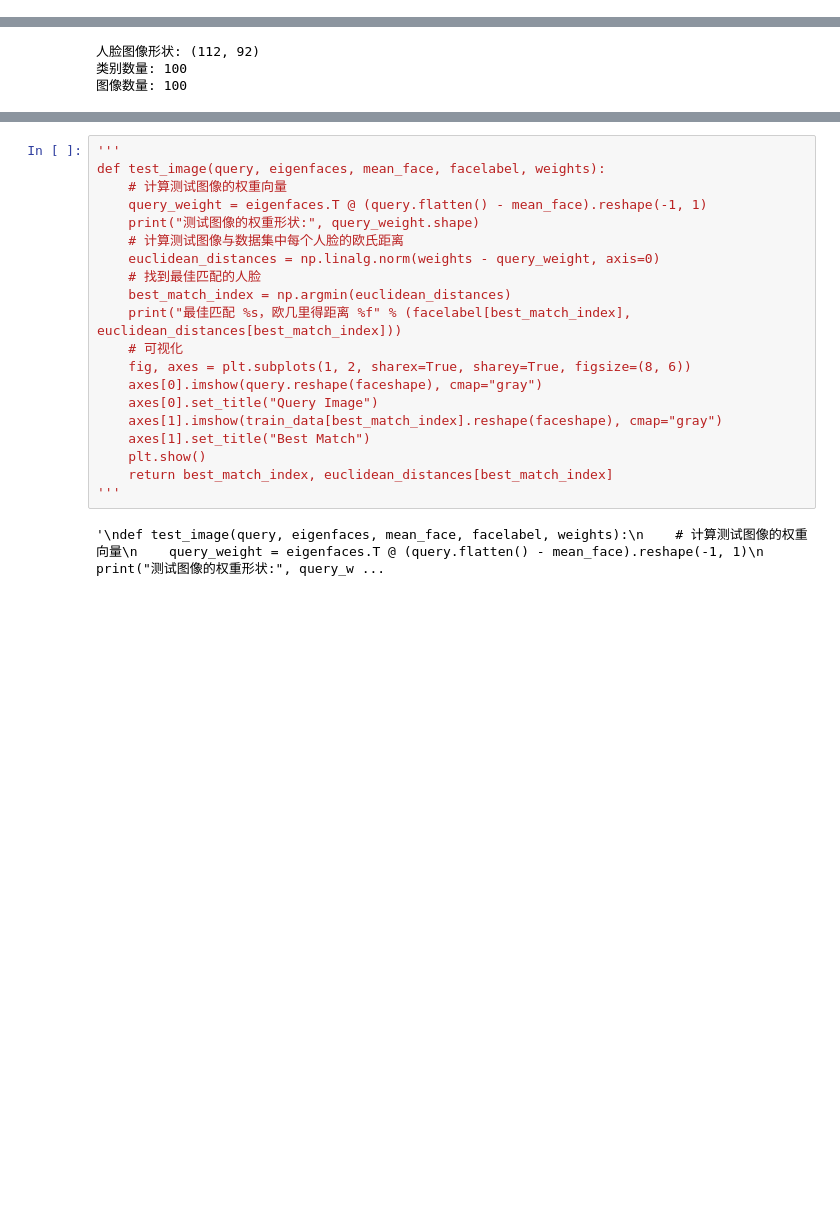
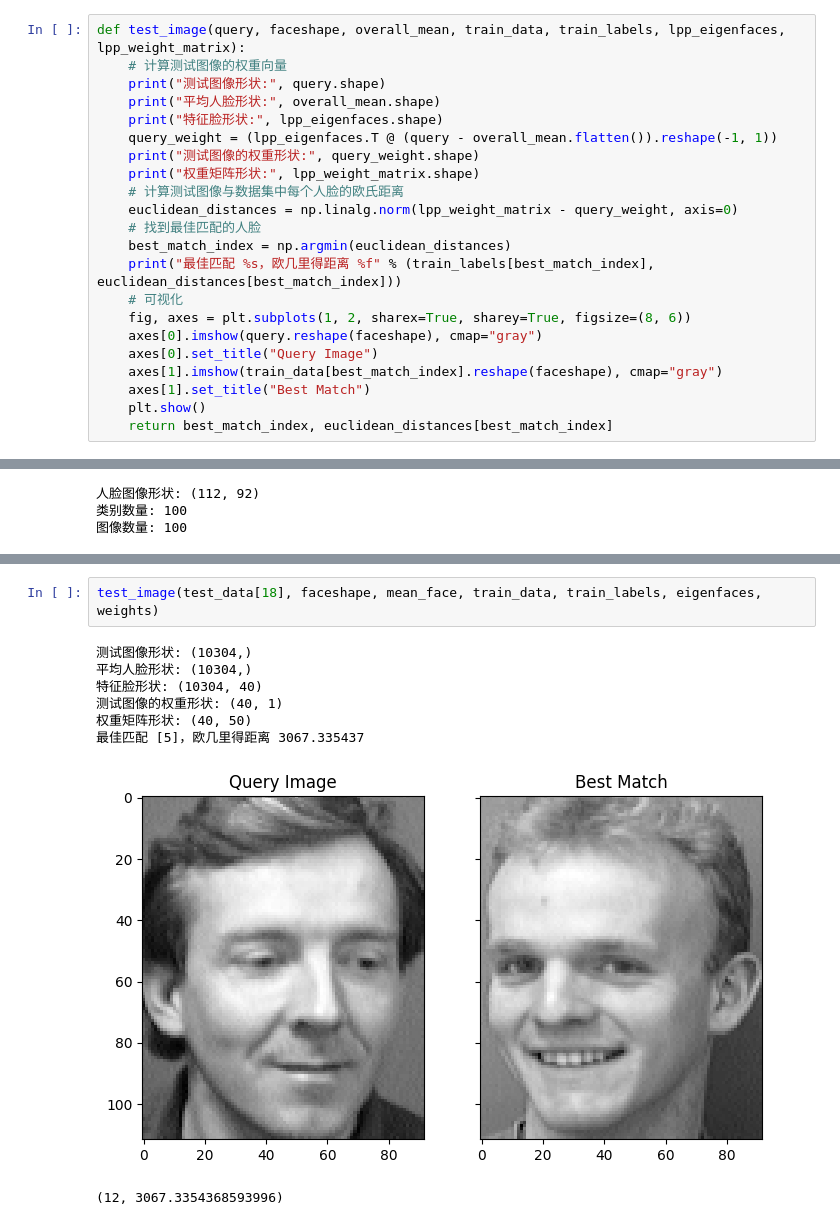
Before and after one commit to TonyHuang6666/Manifold-Learning, a Jupyter notebook: Locality preserving projection/LPP-Face Recognition with LDA functions.ipynb, the cells around one changed output, grey strips where cells are left out. Saved outputs shown, nothing was run; the diff lists cells and outputs as text; blank space fills up the shorter version.

```diff
--- a/Locality preserving projection/LPP-Face Recognition with LDA functions.ipynb
+++ b/Locality preserving projection/LPP-Face Recognition with LDA functions.ipynb
@@ -149,6 +149,28 @@ def train_test_split(data, labels, train_test_split_ratio):
     test_labels = labels[train_samples:]
 
     return train_data, train_labels, test_data, test_labels
+# %%
+def test_image(query, faceshape, overall_mean, train_data, train_labels, lpp_eigenfaces, lpp_weight_matrix):
+    # 计算测试图像的权重向量
+    print("测试图像形状:", query.shape)
+    print("平均人脸形状:", overall_mean.shape)
+    print("特征脸形状:", lpp_eigenfaces.shape)
+    query_weight = (lpp_eigenfaces.T @ (query - overall_mean.flatten()).reshape(-1, 1))
+    print("测试图像的权重形状:", query_weight.shape)
+    print("权重矩阵形状:", lpp_weight_matrix.shape)
+    # 计算测试图像与数据集中每个人脸的欧氏距离
+    euclidean_distances = np.linalg.norm(lpp_weight_matrix - query_weight, axis=0)
+    # 找到最佳匹配的人脸
+    best_match_index = np.argmin(euclidean_distances)
+    print("最佳匹配 %s，欧几里得距离 %f" % (train_labels[best_match_index], euclidean_distances[best_match_index]))
+    # 可视化
+    fig, axes = plt.subplots(1, 2, sharex=True, sharey=True, figsize=(8, 6))
+    axes[0].imshow(query.reshape(faceshape), cmap="gray")
+    axes[0].set_title("Query Image")
+    axes[1].imshow(train_data[best_match_index].reshape(faceshape), cmap="gray")
+    axes[1].set_title("Best Match")
+    plt.show()
+    return best_match_index, euclidean_distances[best_match_index]
 # %%
 # 从zip文件中读取人脸图像
 faces, classes, faceshape = read_images("attfaces")  # 读取图像数据和标签
@@ -237,22 +222,11 @@ plt.show()
-# %%
-'''
-def test_image(query, eigenfaces, mean_face, facelabel, weights):
-    # 计算测试图像的权重向量
-    query_weight = eigenfaces.T @ (query.flatten() - mean_face).reshape(-1, 1)
-    print("测试图像的权重形状:", query_weight.shape)
-    # 计算测试图像与数据集中每个人脸的欧氏距离
-    euclidean_distances = np.linalg.norm(weights - query_weight, axis=0)
-    # 找到最佳匹配的人脸
-    best_match_index = np.argmin(euclidean_distances)
-    print("最佳匹配 %s，欧几里得距离 %f" % (facelabel[best_match_index], euclidean_distances[best_match_index]))
-    # 可视化
-    fig, axes = plt.subplots(1, 2, sharex=True, sharey=True, figsize=(8, 6))
-    axes[0].imshow(query.reshape(faceshape), cmap="gray")
-    axes[0].set_title("Query Image")
-    axes[1].imshow(train_data[best_match_index].reshape(faceshape), cmap="gray")
-    axes[1].set_title("Best Match")
-    plt.show()
-    return best_match_index, euclidean_distances[best_match_index]
-'''
-# %% [output]
-'\ndef test_image(query, eigenfaces, mean_face, facelabel, weights):\n    # 计算测试图像的权重向量\n    query_weight = eigenfaces.T @ (query.flatten() - mean_face).reshape(-1, 1)\n    print("测试图像的权重形状:", query_w ...
+# %%
+test_image(test_data[18], faceshape, mean_face, train_data, train_labels, eigenfaces, weights)
+# %% [output]
+测试图像形状: (10304,)
+平均人脸形状: (10304,)
+特征脸形状: (10304, 40)
+测试图像的权重形状: (40, 1)
+权重矩阵形状: (40, 50)
+最佳匹配 [5]，欧几里得距离 3067.335437
+[figure, added]
+(12, 3067.3354368593996)
```
Also changed, not shown: parts of 2 cells of this notebook, 5 other files.
